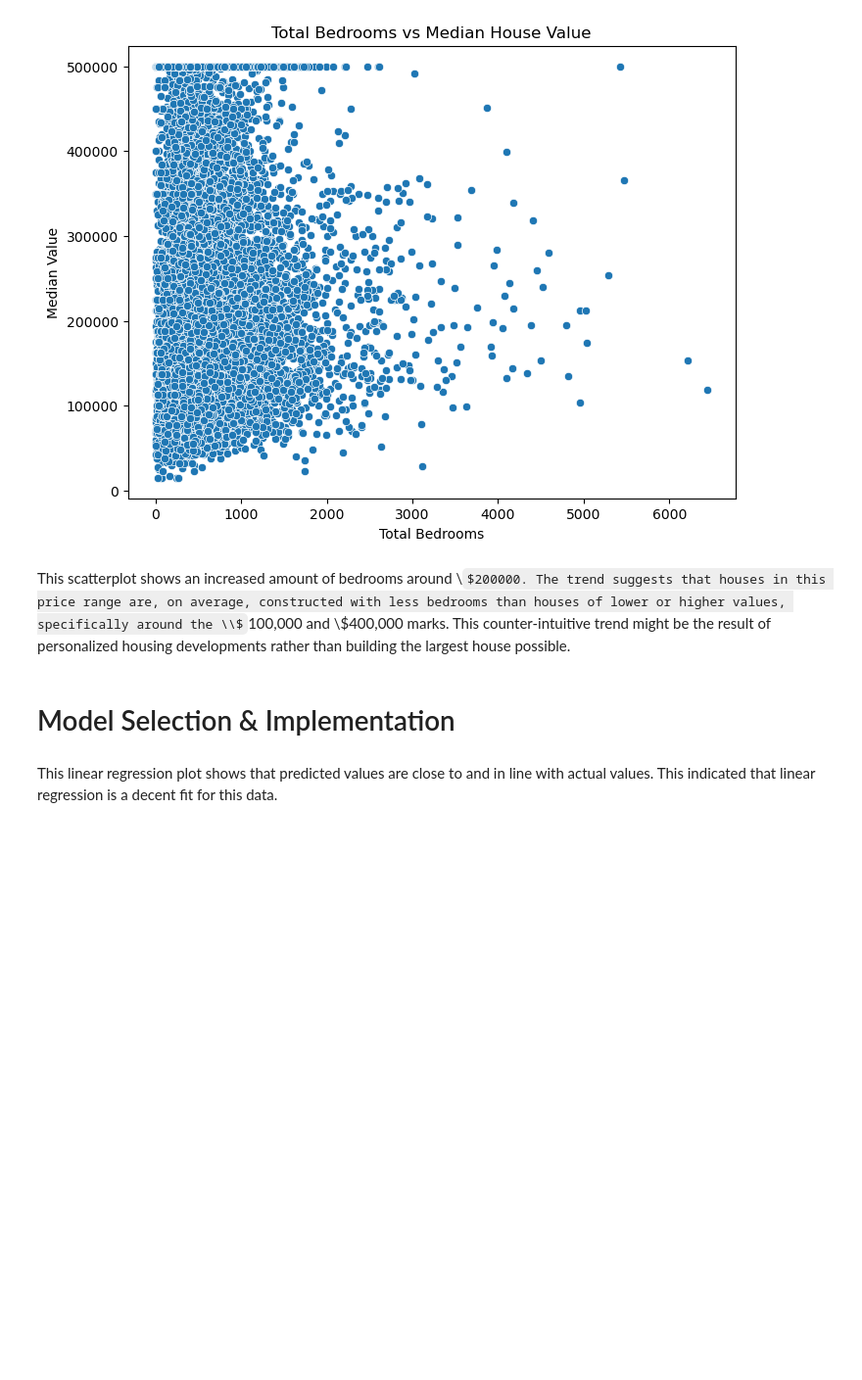
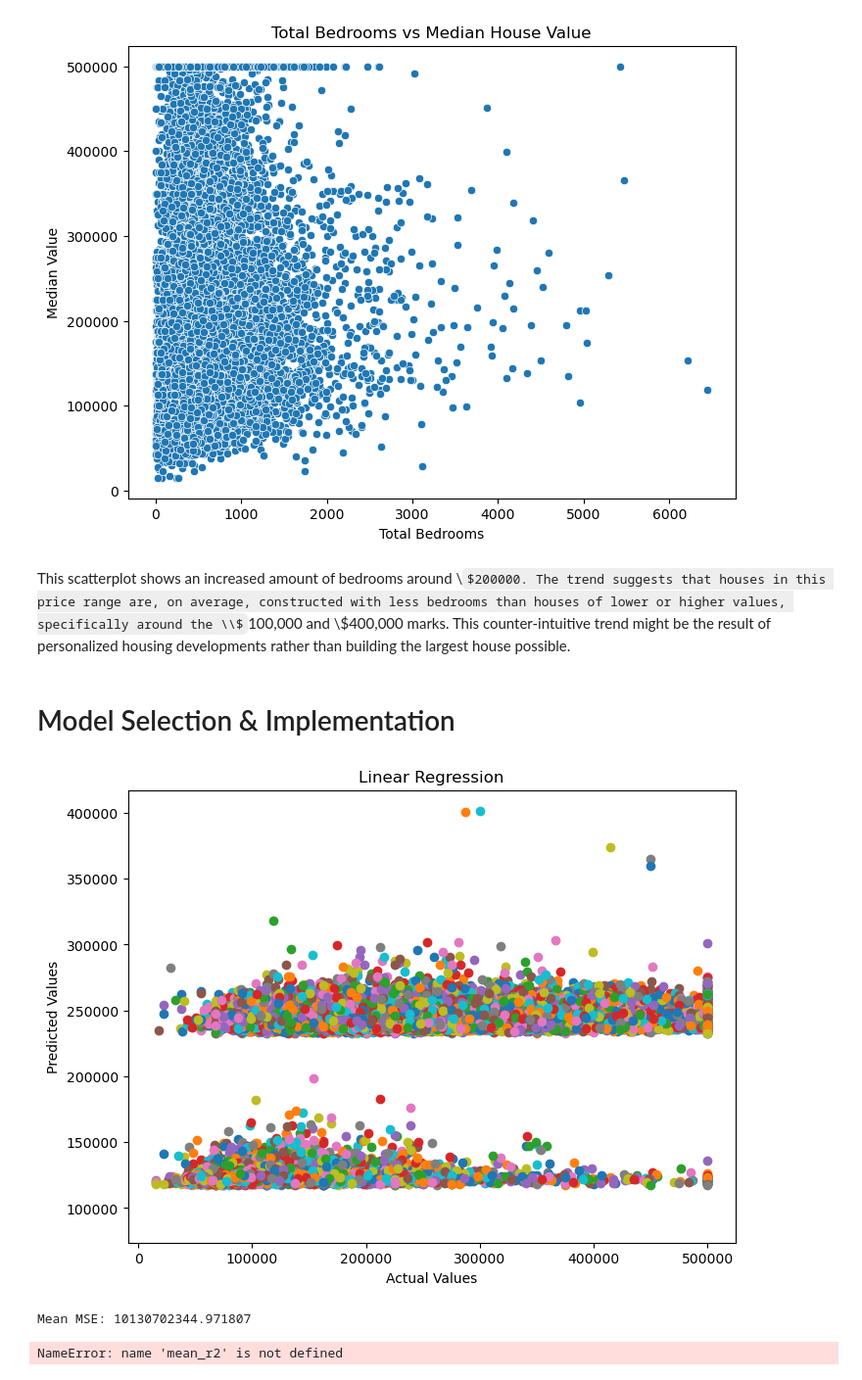
Before and after one commit to vincentsgherzi/cogs109, a Jupyter notebook: Cogs109-Final.ipynb, the cells around one changed output. Shown at 98% size. Drawn from its saved outputs; the diff is of its cells as text; code cells hidden in the pictures; some formulas as TeX source; blank space fills up the shorter version.

```diff
--- a/Cogs109-Final.ipynb
+++ b/Cogs109-Final.ipynb
@@ -219,36 +219,37 @@ X_test = standardizer.transform(X_test)
 from sklearn.model_selection import LeaveOneOut
 
 loo = LeaveOneOut()
 mse_scores = []
 parameter_estimates = []
 
 for train_index, test_index in loo.split(X):
     X_train, X_test = X.iloc[train_index], X.iloc[test_index]
     y_train, y_test = y.iloc[train_index], y.iloc[test_index]
 
     linReg = LinearRegression()
     linReg.fit(X_train, y_train)
 
     linreg_y_pred = linReg.predict(X_test)
 
     mse = mean_squared_error(y_test, linreg_y_pred)
     mse_scores.append(mse)
 
     parameter_estimates.append(linReg.coef_)
 
     plt.scatter(y_test, linreg_y_pred)
+    plt.plot([y_test.min(), y_test.max()], [y_test.min(), y_test.max()], 'r--')
 
-mean_mse = np.mean(mse_scores)
+linreg_mean_mse = np.mean(mse_scores)
 mean_parameter_estimates = np.mean(parameter_estimates, axis=0)
 
-plt.plot([y_test.min(), y_test.max()], [y_test.min(), y_test.max()], 'r--')
 plt.xlabel('Actual Values')
 plt.ylabel('Predicted Values')
 plt.title('Linear Regression')
 plt.show()
 
-print("Mean MSE:", mean_mse)
-print("Mean R^2:", mean_r2)
+print("Mean MSE:", linreg_mean_mse)
 print("Mean Parameter Estimates:", mean_parameter_estimates)
+# %% [output]
+[figure, added]
+Mean MSE: 10130702344.971807
+NameError: name 'mean_r2' is not defined
-# %% [markdown]
-This linear regression plot shows that predicted values are close to and in line with actual values. This indicated that linear regression is a decent fit for this data.
```
Also changed, not shown: parts of 8 cells of this notebook.
